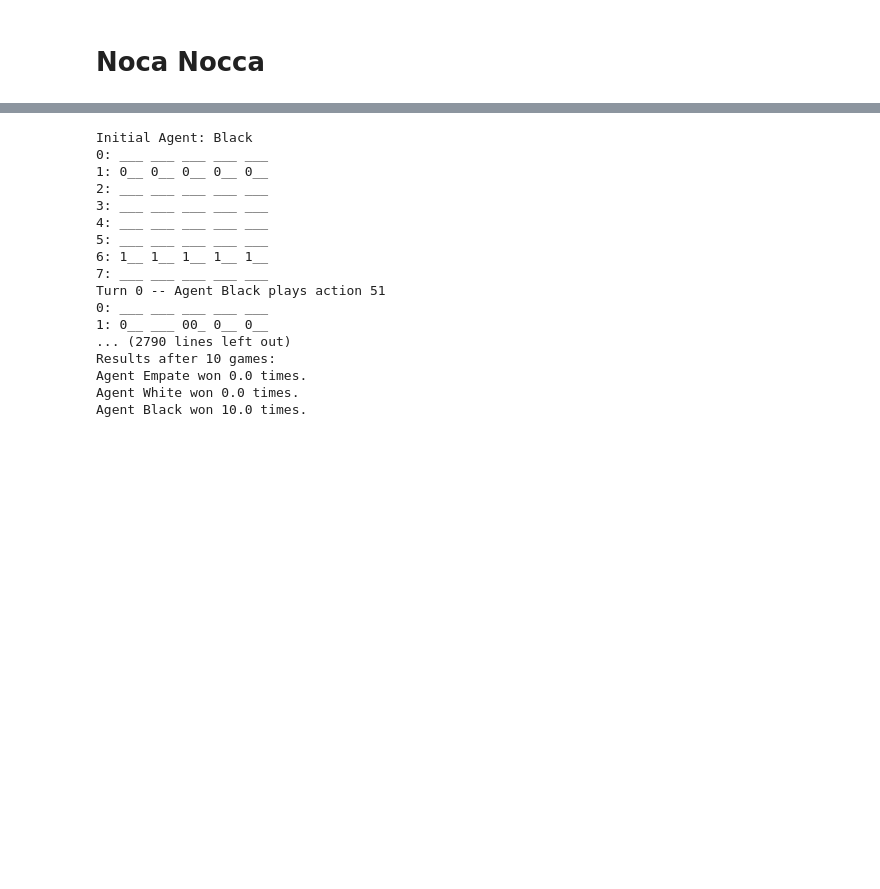
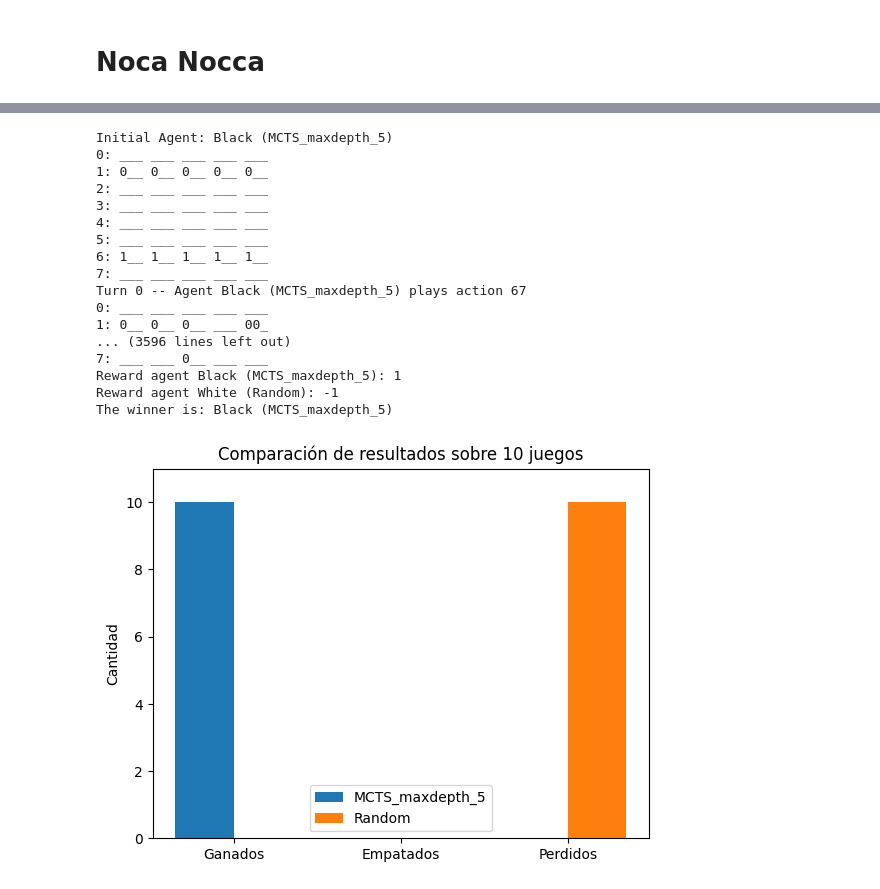
Before and after one commit to andscara/marl-obl2, a Jupyter notebook: Alternating Games/Nocca_Nocca.ipynb, the cells around one changed output, grey strips where cells are left out. Saved outputs shown, nothing was run; the diff lists cells and outputs as text; code cells hidden in the pictures; blank space fills up the shorter version.

```diff
--- a/Alternating Games/Nocca_Nocca.ipynb
+++ b/Alternating Games/Nocca_Nocca.ipynb
@@ -53,46 +122,24 @@ game = NoccaNocca(max_steps=150, initial_player=0, seed=1)
 # %%
-agents = {
-    game.agents[0]: MonteCarloTreeSearch(game=game, agent=game.agents[0], max_depth=10),
-    game.agents[1]: RandomAgent(game=game, agent=game.agents[1]),
-}
+Run(game, {
+    game.agents[0]: ("MCTS_maxdepth_5", MonteCarloTreeSearch(game=game, agent=game.agents[0], max_depth=5)),
+    game.agents[1]: ("Random", RandomAgent(game=game, agent=game.agents[1])),
+})
+# %% [output]
+Initial Agent: Black (MCTS_maxdepth_5)
+0: ___ ___ ___ ___ ___
+1: 0__ 0__ 0__ 0__ 0__
+2: ___ ___ ___ ___ ___
+3: ___ ___ ___ ___ ___
+4: ___ ___ ___ ___ ___
+5: ___ ___ ___ ___ ___
+6: 1__ 1__ 1__ 1__ 1__
+7: ___ ___ ___ ___ ___
+Turn 0 -- Agent Black (MCTS_maxdepth_5) plays action 67
+0: ___ ___ ___ ___ ___
+1: 0__ 0__ 0__ ___ 00_
+... (3596 lines left out)
+7: ___ ___ 0__ ___ ___
+Reward agent Black (MCTS_maxdepth_5): 1
+Reward agent White (Random): -1
+The winner is: Black (MCTS_maxdepth_5)
+[figure, added]
-# %%
-wins = {'Empate': 0.0, 'White': 0.0, 'Black': 0.0}
-for i in range(10):
-    game.reset()
-    print(f"Initial Agent: {game.agent_selection}")
-    while not game.game_over():
-        game.render()
-        action = agents[game.agent_selection].action()
-        print(f"Turn {game.steps} -- Agent {game.agent_selection} plays action {action}")
-        game.step(action=action)
-    game.render()
-    if game.truncated():
-        print("Game was truncated")
-    for agent in agents:
-        print(f"Reward agent {agent}: {game.reward(agent)}")
-    print(f"The winner is: {game.check_for_winner()}")
-    winner = 'Empate' if game.check_for_winner() is None else game.check_for_winner()
-
-    wins[winner] += 1
-
-print("Results after 10 games:")
-for agent, count in wins.items():
-    print(f"Agent {agent} won {count} times.")
-# %% [output]
-Initial Agent: Black
-0: ___ ___ ___ ___ ___
-1: 0__ 0__ 0__ 0__ 0__
-2: ___ ___ ___ ___ ___
-3: ___ ___ ___ ___ ___
-4: ___ ___ ___ ___ ___
-5: ___ ___ ___ ___ ___
-6: 1__ 1__ 1__ 1__ 1__
-7: ___ ___ ___ ___ ___
-Turn 0 -- Agent Black plays action 51
-0: ___ ___ ___ ___ ___
-1: 0__ ___ 00_ 0__ 0__
-... (2790 lines left out)
-Results after 10 games:
-Agent Empate won 0.0 times.
-Agent White won 0.0 times.
-Agent Black won 10.0 times.
```
Also changed, not shown: parts of 16 cells of this notebook, 2 other files.
